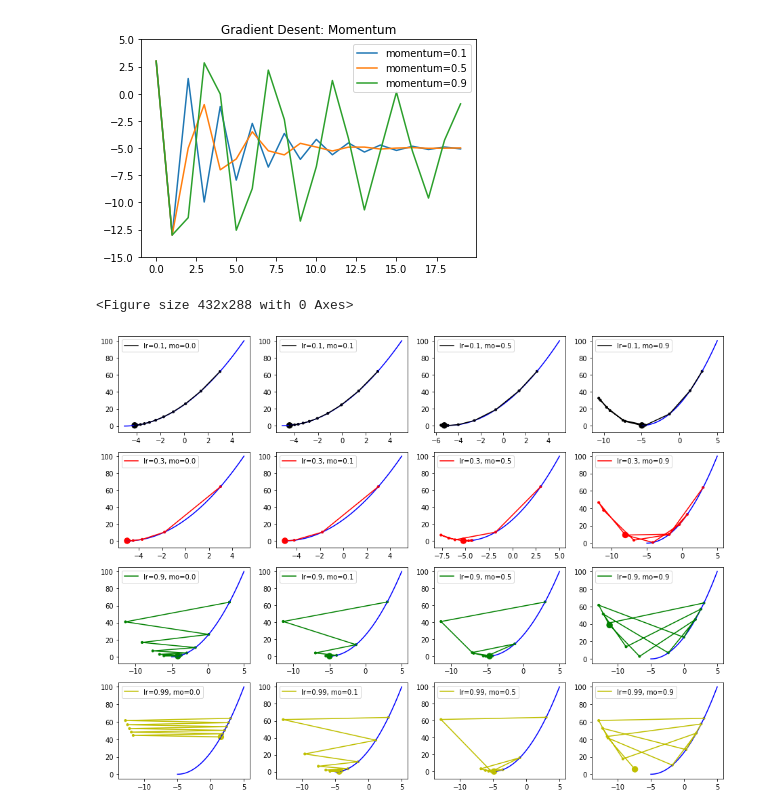
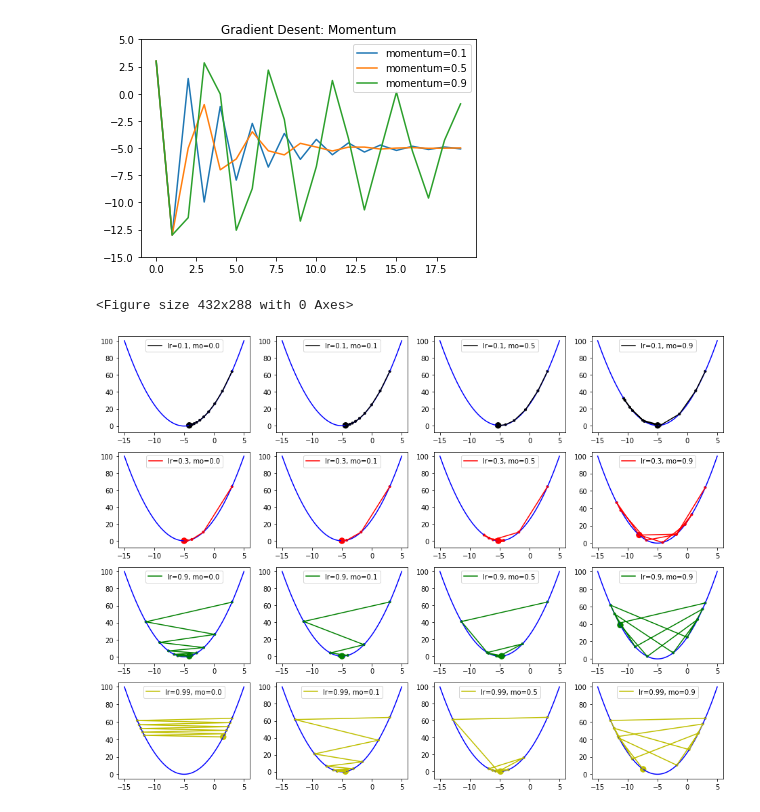
Before and after one commit to walei88/3rd-ML100Days, a Jupyter notebook: homework/D74/Day74-Gradient_Descent_HW.ipynb, the cells around one changed output. Drawn from its saved outputs; the diff is of its cells as text; code cells hidden in the pictures.

```diff
--- a/homework/D74/Day74-Gradient_Descent_HW.ipynb
+++ b/homework/D74/Day74-Gradient_Descent_HW.ipynb
@@ -155,7 +155,7 @@ plt.show()
 # %% [output]
 [figure]
 # %%
-line_x = np.linspace(-5, 5, 100)
+line_x = np.linspace(-15, 5, 100)
 line_y = func(line_x)
 plt.figure('Gradient Desent: Decay')
 
@@ -237,33 +237,33 @@ plt.show()
 # %% [output]
 [figure]
 # %%
-line_x = np.linspace(-5, 5, 100)
+line_x = np.linspace(-15, 5, 100)
 line_y = func(line_x)
 plt.figure('Gradient Desent: Momentum')
 
 x_start= w_init
 epochs = 10
 
 lr = [0.1, 0.3, 0.9, 0.99]
 momentum = [0.0, 0.1, 0.5, 0.9]
 
 color = ['k', 'r', 'g', 'y']
 
 row = len(lr)
 col = len(momentum)
 size = np.ones(epochs + 1) * 10
 size[-1] = 70
 plt.subplots(figsize=(16,12))
 for i in range(row):
      for j in range(col):
         x = GD_momentum(x_start, dfunc, epochs, lr=lr[i], momentum=momentum[j])
         plt.subplot(row, col, i * col + j + 1)
         plt.plot(line_x, line_y, c='b')
         plt.plot(x, func(x), c=color[i], label='lr={}, mo={}'.format(lr[i], momentum[j]))
         plt.scatter(x, func(x), c=color[i], s=size)
         plt.legend(loc=0)
 
 plt.show()
 # %% [output]
 <Figure size 432x288 with 0 Axes>
-[figure, old version]
+[figure, new version]
```
Also changed, not shown: parts of 1 cell of this notebook.
